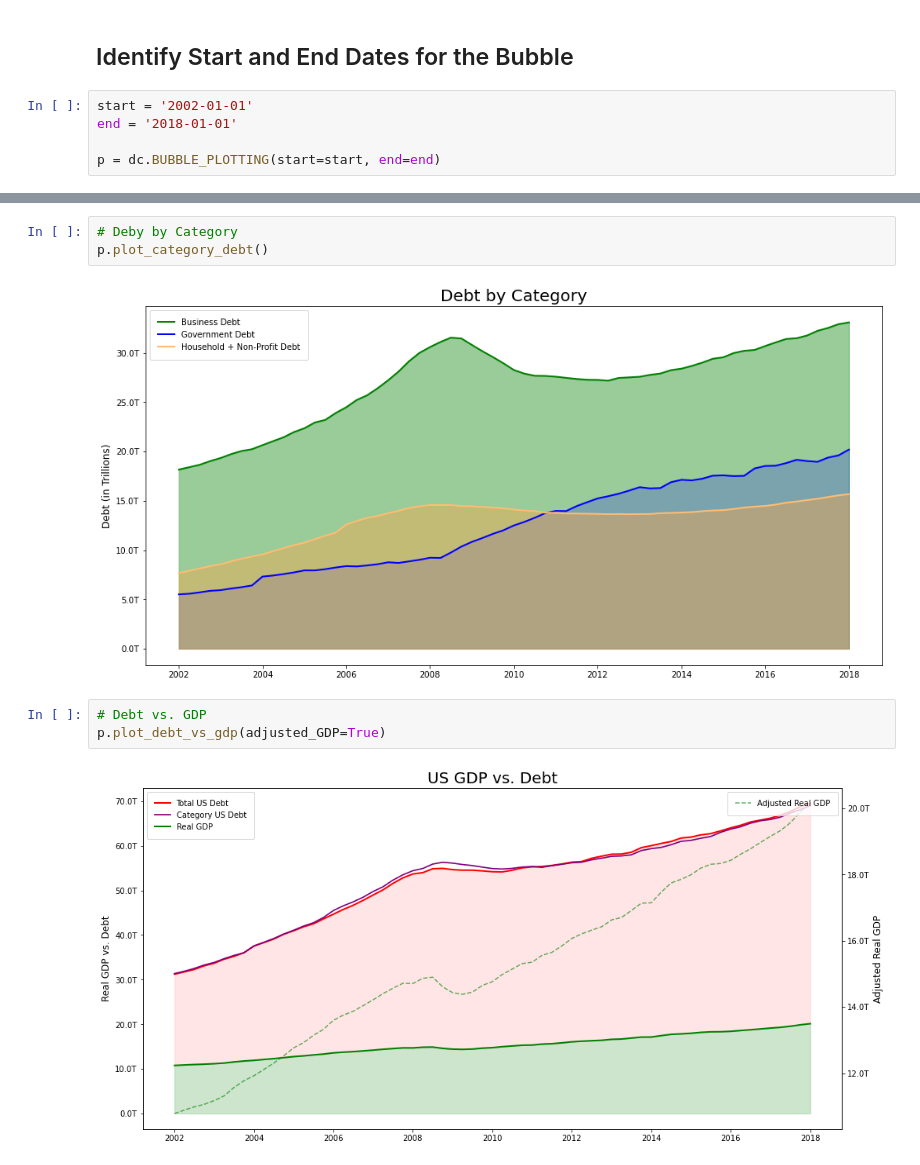
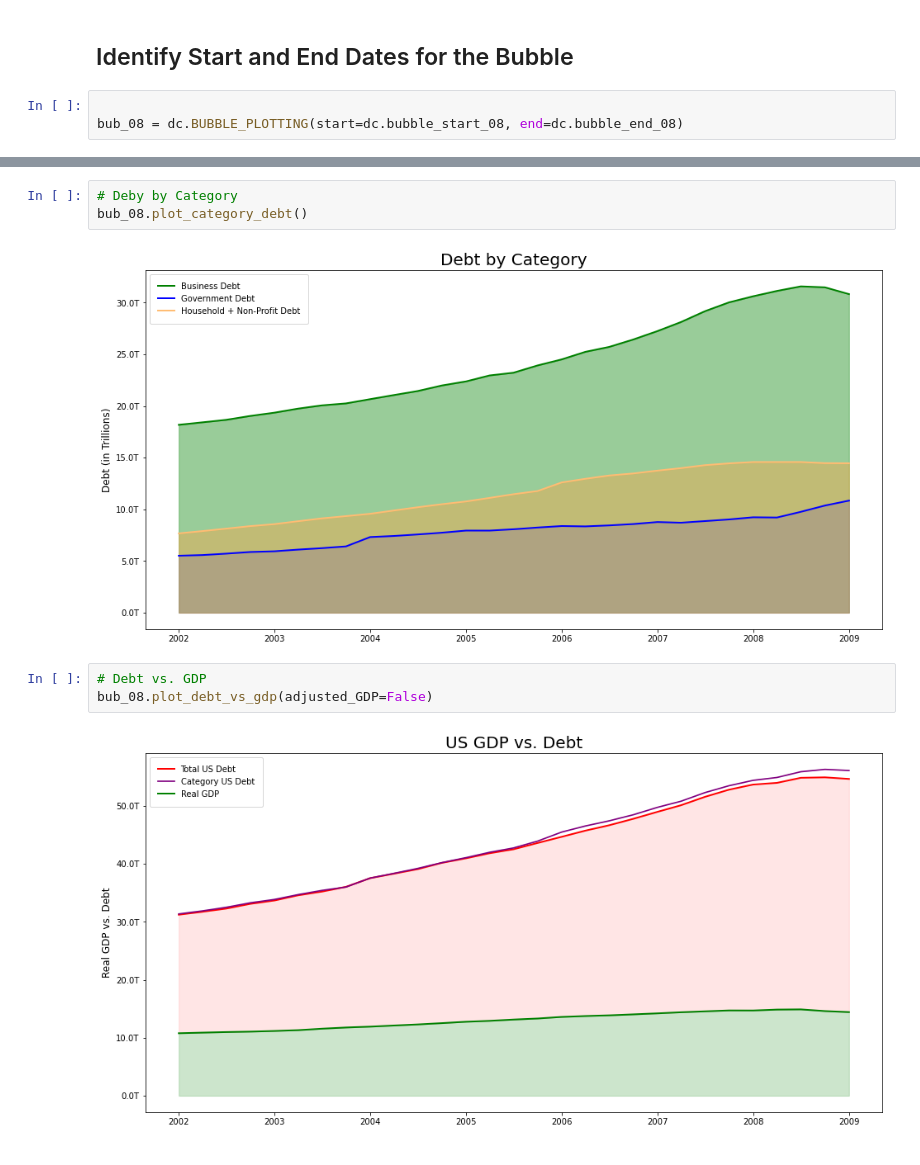
Before and after one commit to bridaniels/Principles_NavigatingBigDebtCrises, a Jupyter notebook: Part1/deflationDebtCycle/02_bubble.ipynb, the cells around one changed output, grey strips where cells are left out. Cells and saved outputs as stored; diff of their text form.

Commit message:
bubble date range

```diff
--- a/Part1/deflationDebtCycle/02_bubble.ipynb
+++ b/Part1/deflationDebtCycle/02_bubble.ipynb
@@ -13,9 +17,7 @@ fred = Fred(api_key=api_key)
 # %% [markdown]
 ## Identify Start and End Dates for the Bubble
 # %%
-start = '2002-01-01'
-end = '2018-01-01'
 
-p = dc.BUBBLE_PLOTTING(start=start, end=end)
+bub_08 = dc.BUBBLE_PLOTTING(start=dc.bubble_start_08, end=dc.bubble_end_08)
 # %%
 # Debt to GDP Calculations
@@ -25,10 +27,10 @@ p.plot_debt_to_gdp()
 # %%
 # Deby by Category
-p.plot_category_debt()
+bub_08.plot_category_debt()
 # %% [output]
-[figure, old version]
+[figure, new version]
 # %%
 # Debt vs. GDP
-p.plot_debt_vs_gdp(adjusted_GDP=True)
+bub_08.plot_debt_vs_gdp(adjusted_GDP=False)
 # %% [output]
-[figure, old version]
+[figure, new version]
```
Also changed, not shown: parts of 2 cells of this notebook, 3 other files.
